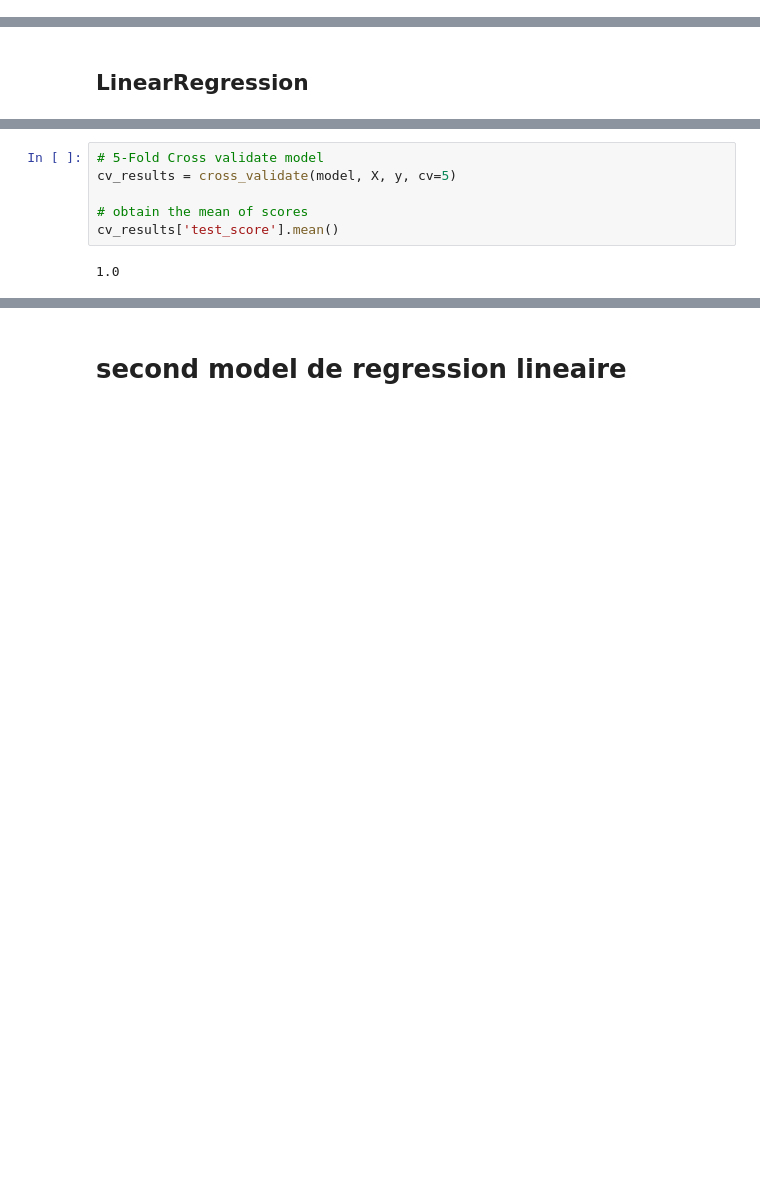
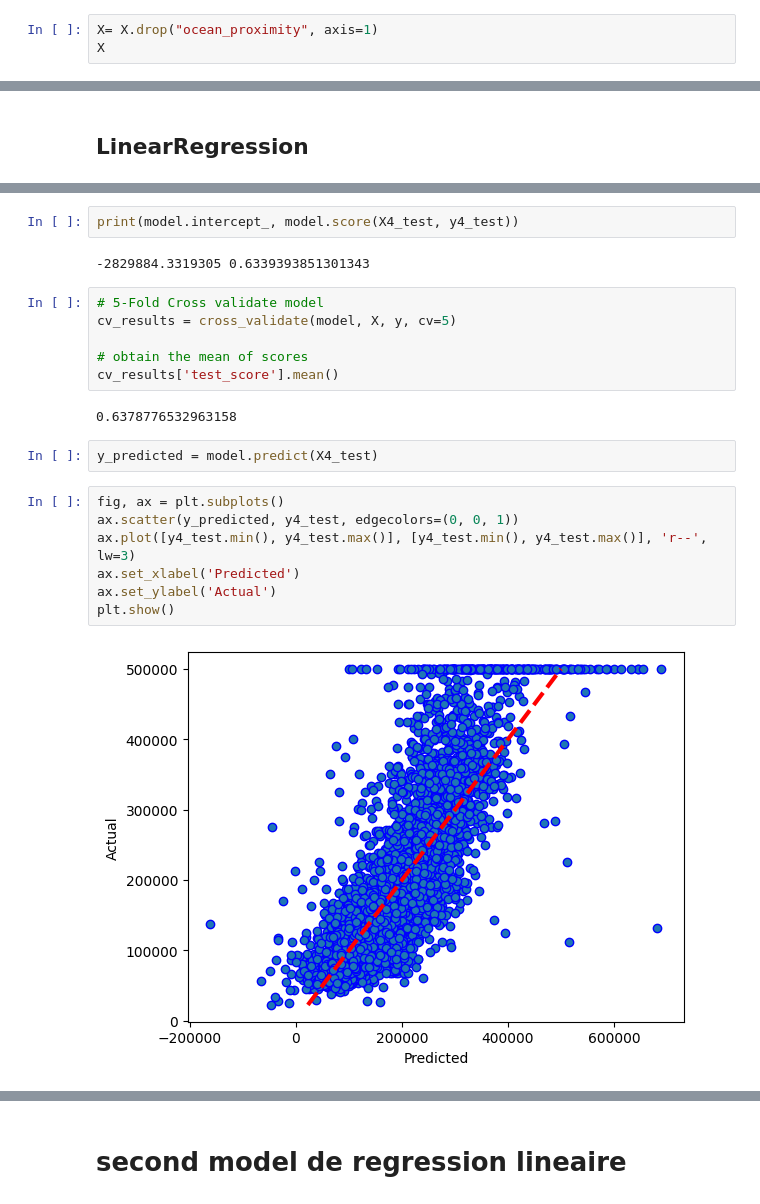
Before and after one commit to AliciaKairouani/Projet_immo, a Jupyter notebook: Model.ipynb, the cells around one changed output, grey strips where cells are left out. Cells and saved outputs as stored; diff of their text form; blank space fills up the shorter version.

Commit message:
model2

```diff
--- a/Model.ipynb
+++ b/Model.ipynb
@@ -52,0 +70,3 @@ X=immo_df.drop("ocean_proximity", axis=1)
+# %%
+X= X.drop("ocean_proximity", axis=1)
+X
@@ -138,3 +174,7 @@ model.score(X4_test, y4_test)
+# %%
+print(model.intercept_, model.score(X4_test, y4_test))
+# %% [output]
+-2829884.3319305 0.6339393851301343
 # %%
 # 5-Fold Cross validate model
 cv_results = cross_validate(model, X, y, cv=5)
@@ -142,4 +182,15 @@ cv_results = cross_validate(model, X, y, cv=5)
 # obtain the mean of scores
 cv_results['test_score'].mean()
 # %% [output]
-1.0
+0.6378776532963158
+# %%
+y_predicted = model.predict(X4_test)
+# %%
+fig, ax = plt.subplots()
+ax.scatter(y_predicted, y4_test, edgecolors=(0, 0, 1))
+ax.plot([y4_test.min(), y4_test.max()], [y4_test.min(), y4_test.max()], 'r--', lw=3)
+ax.set_xlabel('Predicted')
+ax.set_ylabel('Actual')
+plt.show()
+# %% [output]
+[figure, added]
```
Also changed, not shown: parts of 16 cells of this notebook, 1 other file.
